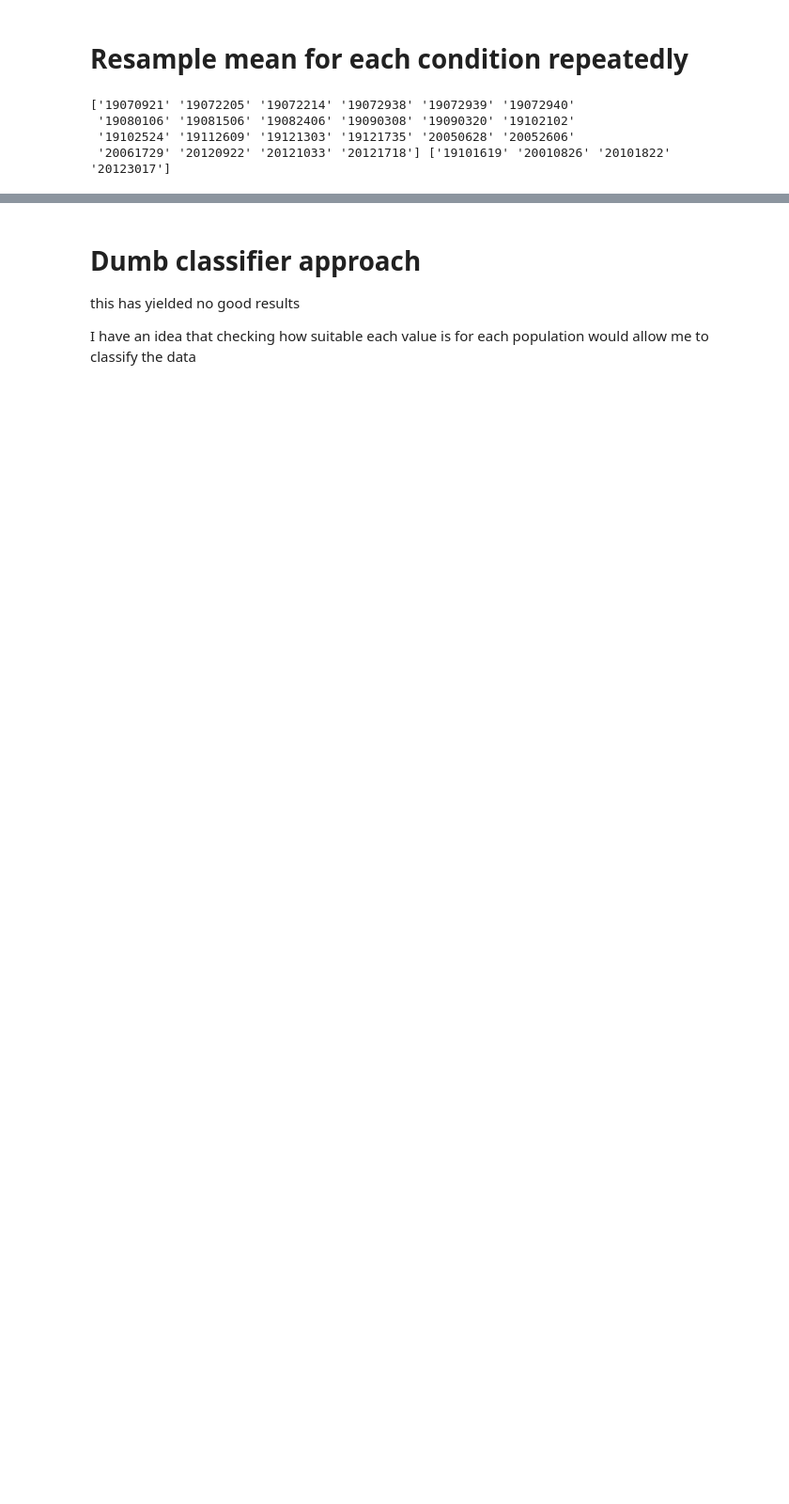
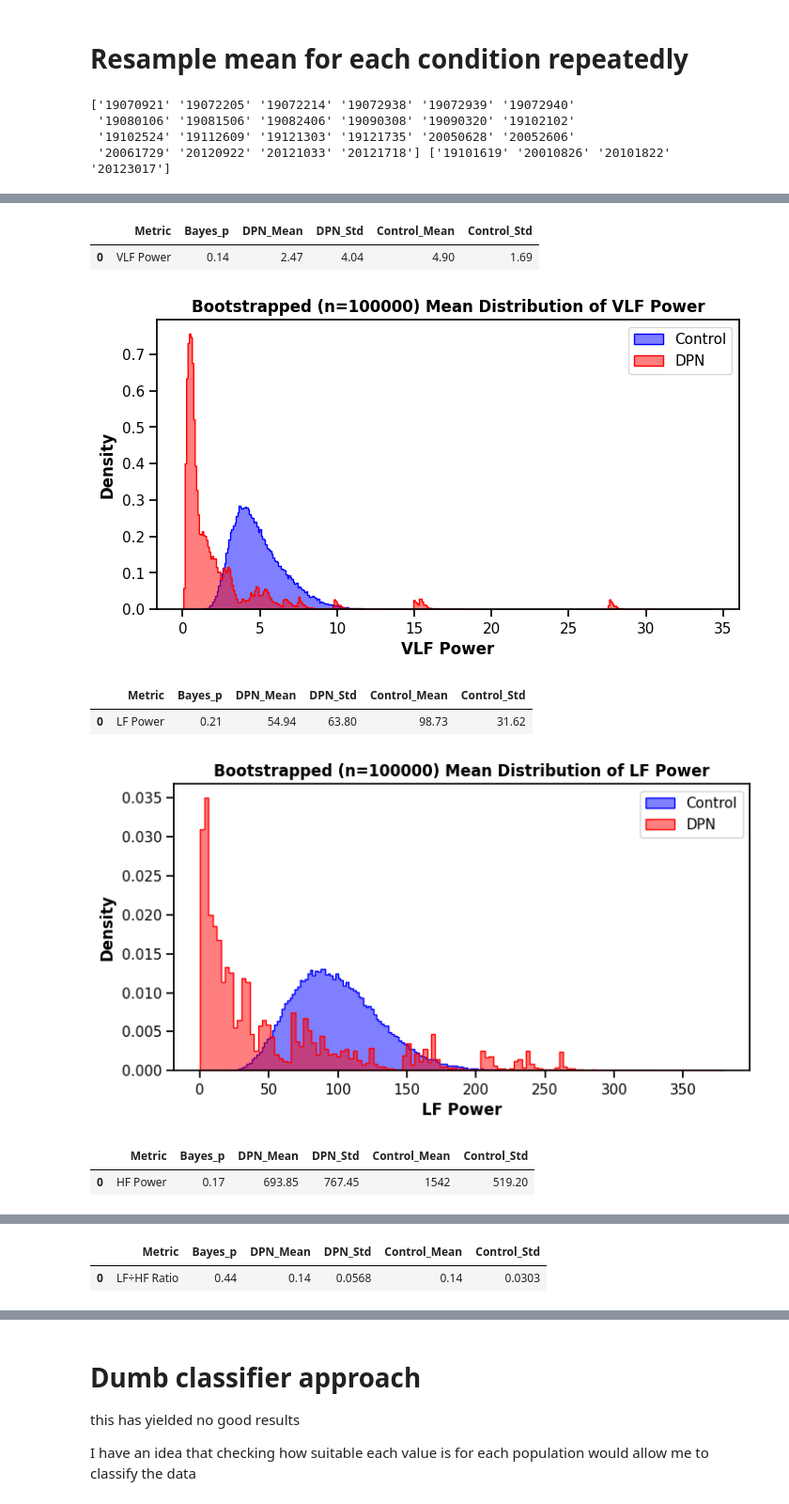
Before and after one commit to ad-aspera/HRV-EDA, a Jupyter notebook: Bayesian_approach.ipynb, the cells around one changed output, grey strips where cells are left out. Shown at 94% size. Drawn from its saved outputs; the diff is of its cells as text; code cells hidden in the pictures; blank space fills up the shorter version.

```diff
--- a/Bayesian_approach.ipynb
+++ b/Bayesian_approach.ipynb
@@ -213,0 +104,11 @@ for metric in non_linear_metrics:
+# %%
+sampler.show_bayes_metrics(frequency_metrics)
+# %% [output]
+|  | Metric | Bayes_p | DPN_Mean | DPN_Std | Control_Mean | Control_Std |
+| 0 | VLF Power | 0.14 | 2.47 | 4.04 | 4.90 | 1.69 |
+[figure, added]
+|  | Metric | Bayes_p | DPN_Mean | DPN_Std | Control_Mean | Control_Std |
+| 0 | LF Power | 0.21 | 54.94 | 63.80 | 98.73 | 31.62 |
+[figure, added]
+|  | Metric | Bayes_p | DPN_Mean | DPN_Std | Control_Mean | Control_Std |
+| 0 | HF Power | 0.17 | 693.85 | 767.45 | 1542 | 519.20 |
@@ -213,0 +116,2 @@ for metric in non_linear_metrics:
+|  | Metric | Bayes_p | DPN_Mean | DPN_Std | Control_Mean | Control_Std |
+| 0 | LF÷HF Ratio | 0.44 | 0.14 | 0.0568 | 0.14 | 0.0303 |
```
Also changed, not shown: parts of 24 cells of this notebook, 27 other files.
